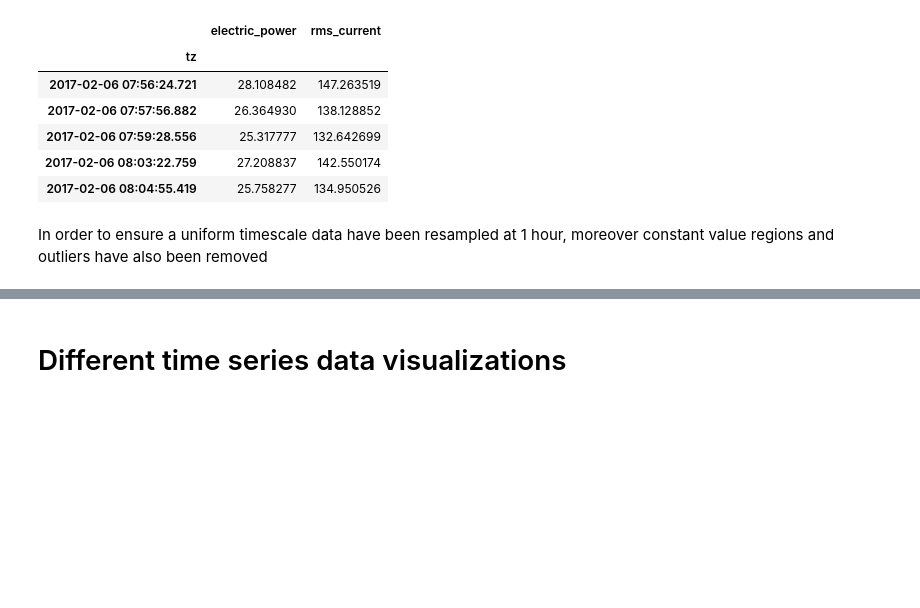
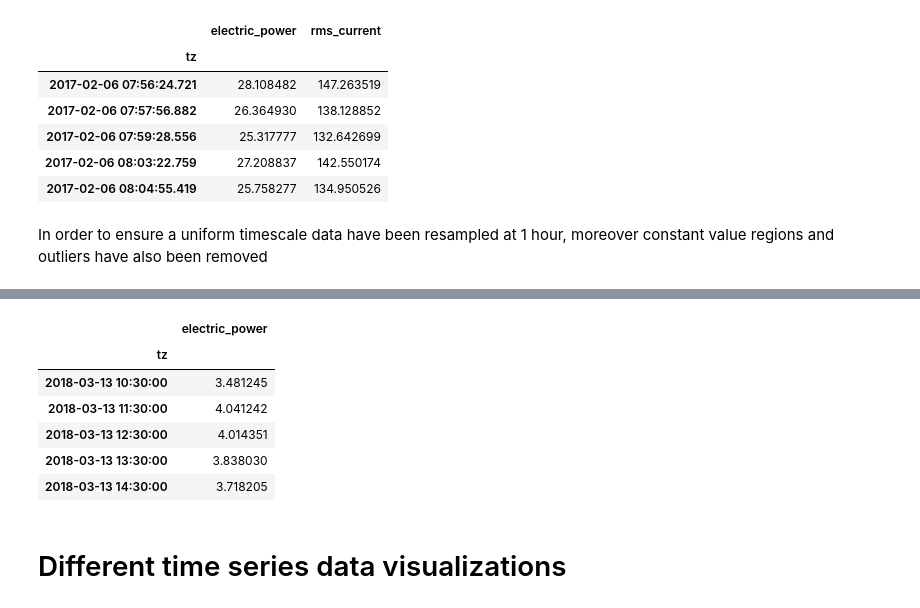
Before and after one commit to manupomax/time_series_bible, a Jupyter notebook: time_series_forecast_review.ipynb, the cells around one changed output, grey strips where cells are left out. Drawn from its saved outputs; the diff is of its cells as text; code cells hidden in the pictures; blank space fills up the shorter version.

```diff
--- a/time_series_forecast_review.ipynb
+++ b/time_series_forecast_review.ipynb
@@ -246,0 +259,3 @@ plt.show()
+# %%
+with open("multiv_power_data", "rb") as fp:   # Unpickling
+    measure_df = pickle.load(fp)
@@ -246,0 +268,5 @@ plt.show()
+# %%
+resampledData = measure_df.linea_FM_piano_5.tz_convert(None).to_frame()
+resampledData.columns = ['electric_power']
+# resampledData.index.freq = 'H'
+# resampledData = resampledData.truncate(before='2018-12-08 00:00:00', after='2019-08-12 00:00:00')
@@ -247,3 +280,13 @@ plt.show()
+# %%
+resampledData.head()
+# %% [output]
+|  | electric_power |
+| tz |  |
+| 2018-03-13 10:30:00 | 3.481245 |
+| 2018-03-13 11:30:00 | 4.041242 |
+| 2018-03-13 12:30:00 | 4.014351 |
+| 2018-03-13 13:30:00 | 3.838030 |
+| 2018-03-13 14:30:00 | 3.718205 |
 # %% [markdown]
 # Different time series data visualizations
 # %% [markdown]
```
Also changed, not shown: parts of 224 cells of this notebook, 48 other files.
